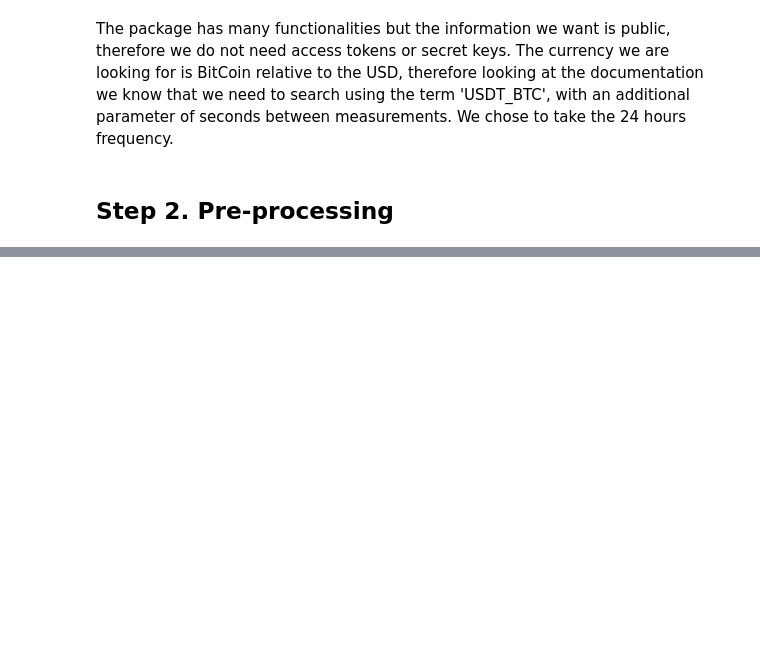
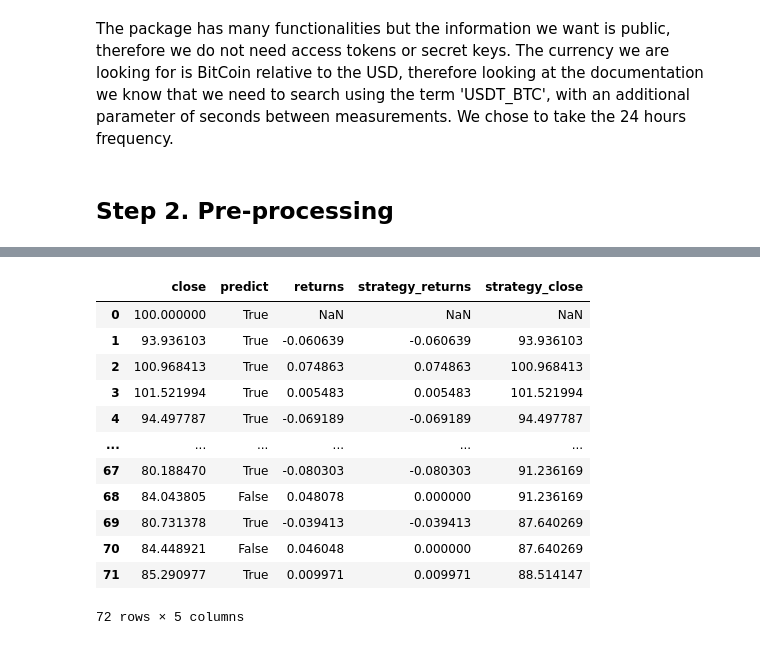
Before and after one commit to ViktorMalesevic/Bitcoin-NLP-Strategy, a Jupyter notebook: 01_presentation_notebook.ipynb, the cells around one changed output, grey strips where cells are left out. Cells and saved outputs as stored; diff of their text form; code cells hidden in the pictures; blank space fills up the shorter version.

```diff
--- a/01_presentation_notebook.ipynb
+++ b/01_presentation_notebook.ipynb
@@ -359,0 +570,16 @@ master['invest'] = master['return_day+1']>0
+# %%
+btc_returns
+# %% [output]
+|  | close | predict | returns | strategy_returns | strategy_close |
+| 0 | 100.000000 | True | NaN | NaN | NaN |
+| 1 | 93.936103 | True | -0.060639 | -0.060639 | 93.936103 |
+| 2 | 100.968413 | True | 0.074863 | 0.074863 | 100.968413 |
+| 3 | 101.521994 | True | 0.005483 | 0.005483 | 101.521994 |
+| 4 | 94.497787 | True | -0.069189 | -0.069189 | 94.497787 |
+| ... | ... | ... | ... | ... | ... |
+| 67 | 80.188470 | True | -0.080303 | -0.080303 | 91.236169 |
+| 68 | 84.043805 | False | 0.048078 | 0.000000 | 91.236169 |
+| 69 | 80.731378 | True | -0.039413 | -0.039413 | 87.640269 |
+| 70 | 84.448921 | False | 0.046048 | 0.000000 | 87.640269 |
+| 71 | 85.290977 | True | 0.009971 | 0.009971 | 88.514147 |
+72 rows × 5 columns
```
Also changed, not shown: parts of 36 cells of this notebook.
